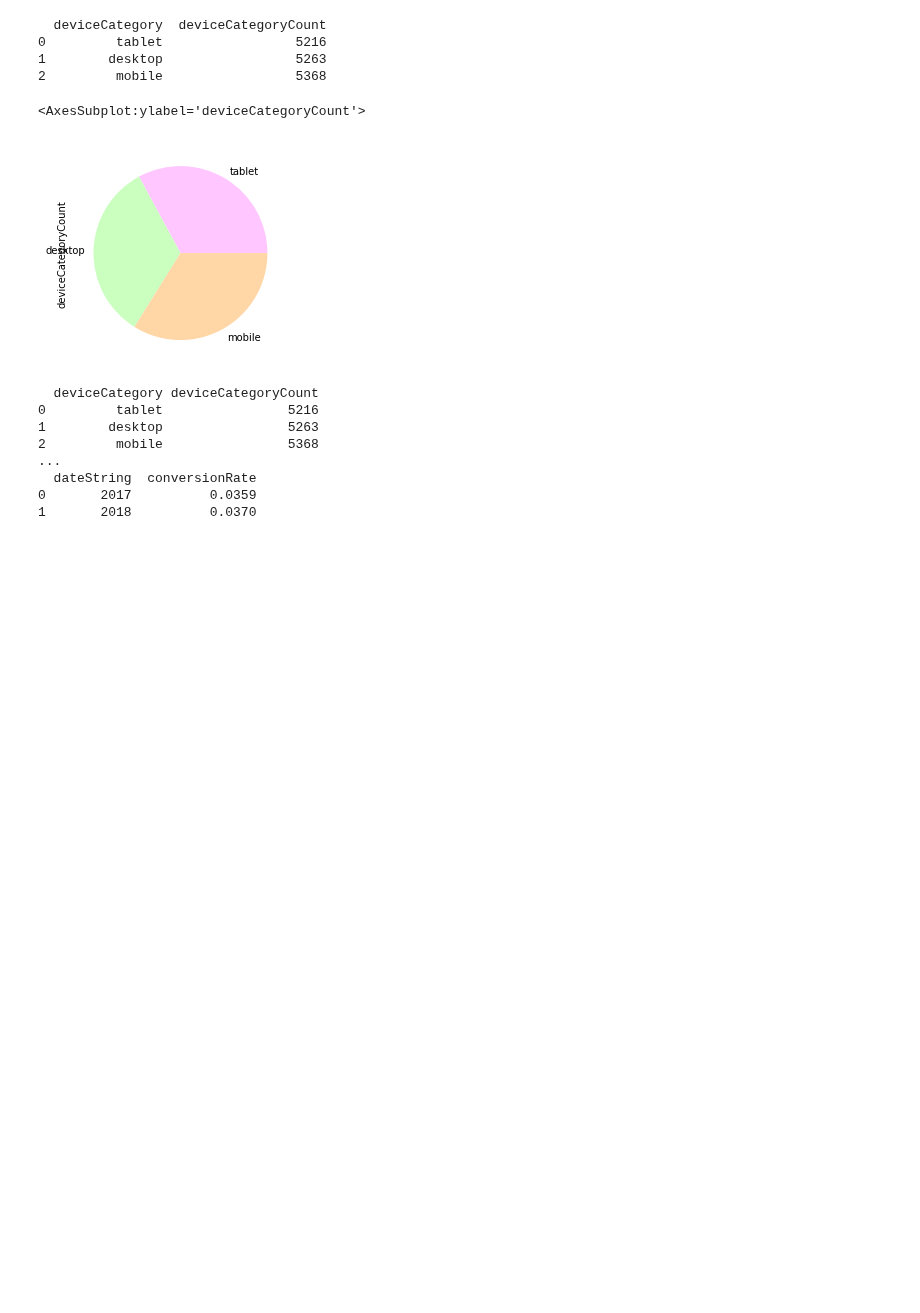
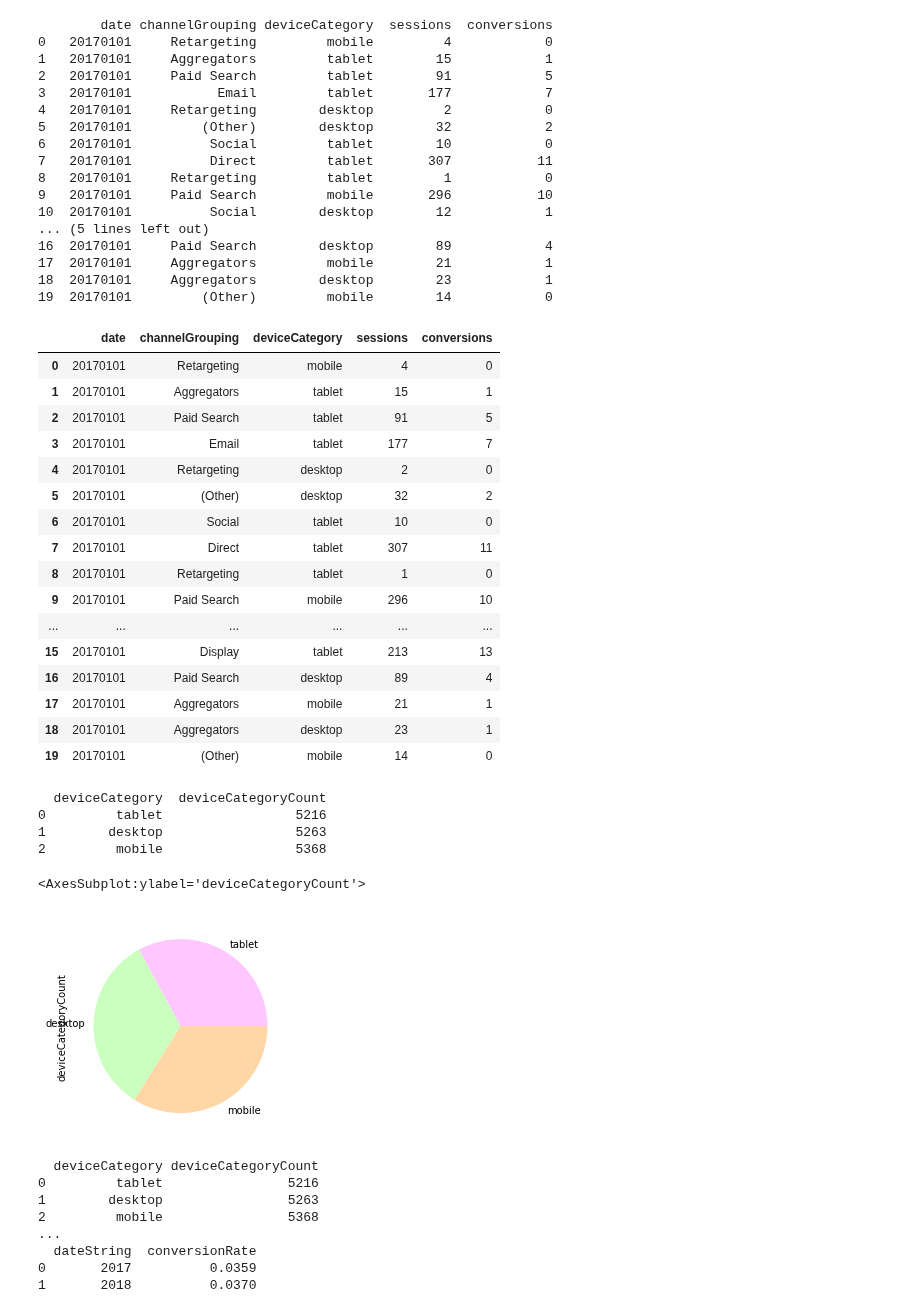
Before and after one commit to Coletterbox/More-BigQuery-with-Python, a Jupyter notebook: queriesWithGraphs3.ipynb, the cells around one changed output. Cells and saved outputs as stored; diff of their text form; code cells hidden in the pictures; blank space fills up the shorter version.

Commit message:
Add query to see sample of data, including a complete day

```diff
--- a/queriesWithGraphs3.ipynb
+++ b/queriesWithGraphs3.ipynb
@@ -20,6 +20,49 @@ def runQuery(queryName):
     query = pd.read_gbq(queryName, project_id=project_id, dialect='standard', credentials=credentials)
     print(query)
     return query
+# %%
+# sample query to re-check what data is about
+query = """
+    SELECT * FROM apprenticeship-299321.sample_data.datatable
+    ORDER BY date ASC
+    LIMIT 40
+"""
+runQuery(query)
+# %% [output]
+        date channelGrouping deviceCategory  sessions  conversions
+0   20170101     Retargeting         mobile         4            0
+1   20170101     Aggregators         tablet        15            1
+2   20170101     Paid Search         tablet        91            5
+3   20170101           Email         tablet       177            7
+4   20170101     Retargeting        desktop         2            0
+5   20170101         (Other)        desktop        32            2
+6   20170101          Social         tablet        10            0
+7   20170101          Direct         tablet       307           11
+8   20170101     Retargeting         tablet         1            0
+9   20170101     Paid Search         mobile       296           10
+10  20170101          Social        desktop        12            1
+... (5 lines left out)
+16  20170101     Paid Search        desktop        89            4
+17  20170101     Aggregators         mobile        21            1
+18  20170101     Aggregators        desktop        23            1
+19  20170101         (Other)         mobile        14            0
+|  | date | channelGrouping | deviceCategory | sessions | conversions |
+| 0 | 20170101 | Retargeting | mobile | 4 | 0 |
+| 1 | 20170101 | Aggregators | tablet | 15 | 1 |
+| 2 | 20170101 | Paid Search | tablet | 91 | 5 |
+| 3 | 20170101 | Email | tablet | 177 | 7 |
+| 4 | 20170101 | Retargeting | desktop | 2 | 0 |
+| 5 | 20170101 | (Other) | desktop | 32 | 2 |
+| 6 | 20170101 | Social | tablet | 10 | 0 |
+| 7 | 20170101 | Direct | tablet | 307 | 11 |
+| 8 | 20170101 | Retargeting | tablet | 1 | 0 |
+| 9 | 20170101 | Paid Search | mobile | 296 | 10 |
+| ... | ... | ... | ... | ... | ... |
+| 15 | 20170101 | Display | tablet | 213 | 13 |
+| 16 | 20170101 | Paid Search | desktop | 89 | 4 |
+| 17 | 20170101 | Aggregators | mobile | 21 | 1 |
+| 18 | 20170101 | Aggregators | desktop | 23 | 1 |
+| 19 | 20170101 | (Other) | mobile | 14 | 0 |
 # %%
 # TODO: title axes properly
 # TODO: should this be SUM(sessions)?
```
